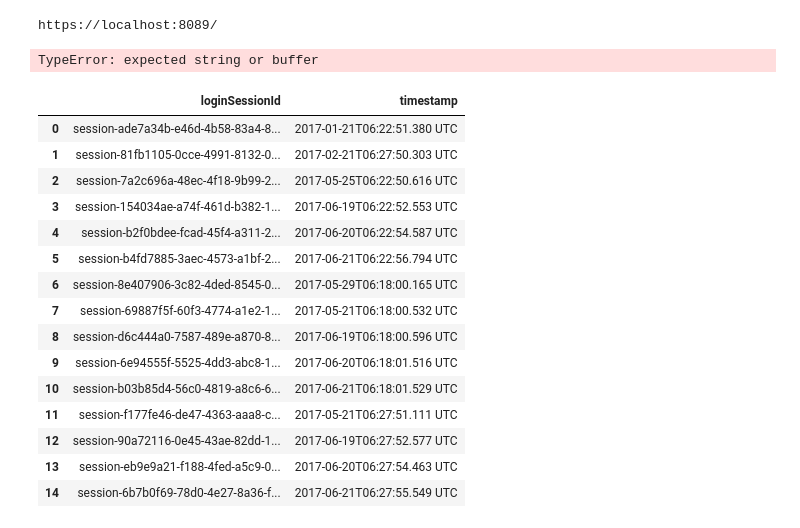
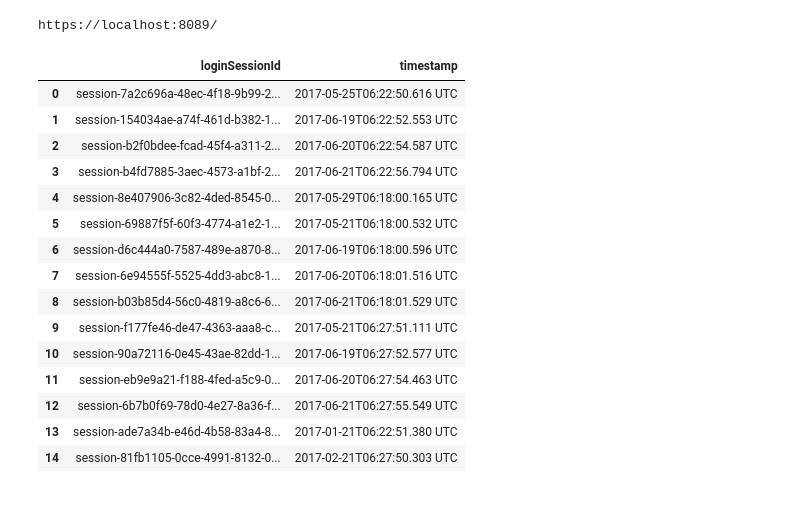
Before and after one commit to austinpoulton/pyscunk, a Jupyter notebook: Test_Scunk.ipynb, the cells around one changed output. Saved outputs shown, nothing was run; the diff lists cells and outputs as text; code cells hidden in the pictures.

```diff
--- a/Test_Scunk.ipynb
+++ b/Test_Scunk.ipynb
@@ -6,32 +6,25 @@ import json
 # %%
 test_query = 'search index=session_summary  | table loginSessionId timestamp'
 splunk_session = connect('admin', 'admin', host='localhost', port=8089, app='search')
 print splunk_session._base_path
-results =  splunk_session.search(test_query, earliest=datetime(2017, 1, 1, 0, 0, 0), latest=datetime(2017,7,18,14,59,59))
+
+results =  splunk_session.search_retry(test_query, earliest=datetime(2017, 1, 1, 0, 0, 0), latest=datetime(2017,7,18,14,59,59))
+results
 # %% [output]
 https://localhost:8089/
+|  | loginSessionId | timestamp |
+| 0 | session-7a2c696a-48ec-4f18-9b99-2... | 2017-05-25T06:22:50.616 UTC |
+| 1 | session-154034ae-a74f-461d-b382-1... | 2017-06-19T06:22:52.553 UTC |
+| 2 | session-b2f0bdee-fcad-45f4-a311-2... | 2017-06-20T06:22:54.587 UTC |
+| 3 | session-b4fd7885-3aec-4573-a1bf-2... | 2017-06-21T06:22:56.794 UTC |
+| 4 | session-8e407906-3c82-4ded-8545-0... | 2017-05-29T06:18:00.165 UTC |
+| 5 | session-69887f5f-60f3-4774-a1e2-1... | 2017-05-21T06:18:00.532 UTC |
+| 6 | session-d6c444a0-7587-489e-a870-8... | 2017-06-19T06:18:00.596 UTC |
+| 7 | session-6e94555f-5525-4dd3-abc8-1... | 2017-06-20T06:18:01.516 UTC |
+| 8 | session-b03b85d4-56c0-4819-a8c6-6... | 2017-06-21T06:18:01.529 UTC |
+| 9 | session-f177fe46-de47-4363-aaa8-c... | 2017-05-21T06:27:51.111 UTC |
+| 10 | session-90a72116-0e45-43ae-82dd-1... | 2017-06-19T06:27:52.577 UTC |
+| 11 | session-eb9e9a21-f188-4fed-a5c9-0... | 2017-06-20T06:27:54.463 UTC |
+| 12 | session-6b7b0f69-78d0-4e27-8a36-f... | 2017-06-21T06:27:55.549 UTC |
+| 13 | session-ade7a34b-e46d-4b58-83a4-8... | 2017-01-21T06:22:51.380 UTC |
+| 14 | session-81fb1105-0cce-4991-8132-0... | 2017-02-21T06:27:50.303 UTC |
-# %%
-
-json_data = json.loads(results)
-df = pd.DataFrame([r for r in json_data['results']])
-# %% [output]
-TypeError: expected string or buffer
-# %%
-results
-# %% [output]
-|  | loginSessionId | timestamp |
-| 0 | session-ade7a34b-e46d-4b58-83a4-8... | 2017-01-21T06:22:51.380 UTC |
-| 1 | session-81fb1105-0cce-4991-8132-0... | 2017-02-21T06:27:50.303 UTC |
-| 2 | session-7a2c696a-48ec-4f18-9b99-2... | 2017-05-25T06:22:50.616 UTC |
-| 3 | session-154034ae-a74f-461d-b382-1... | 2017-06-19T06:22:52.553 UTC |
-| 4 | session-b2f0bdee-fcad-45f4-a311-2... | 2017-06-20T06:22:54.587 UTC |
-| 5 | session-b4fd7885-3aec-4573-a1bf-2... | 2017-06-21T06:22:56.794 UTC |
-| 6 | session-8e407906-3c82-4ded-8545-0... | 2017-05-29T06:18:00.165 UTC |
-| 7 | session-69887f5f-60f3-4774-a1e2-1... | 2017-05-21T06:18:00.532 UTC |
-| 8 | session-d6c444a0-7587-489e-a870-8... | 2017-06-19T06:18:00.596 UTC |
-| 9 | session-6e94555f-5525-4dd3-abc8-1... | 2017-06-20T06:18:01.516 UTC |
-| 10 | session-b03b85d4-56c0-4819-a8c6-6... | 2017-06-21T06:18:01.529 UTC |
-| 11 | session-f177fe46-de47-4363-aaa8-c... | 2017-05-21T06:27:51.111 UTC |
-| 12 | session-90a72116-0e45-43ae-82dd-1... | 2017-06-19T06:27:52.577 UTC |
-| 13 | session-eb9e9a21-f188-4fed-a5c9-0... | 2017-06-20T06:27:54.463 UTC |
-| 14 | session-6b7b0f69-78d0-4e27-8a36-f... | 2017-06-21T06:27:55.549 UTC |
```
Also changed, not shown: parts of 3 cells of this notebook, 1 other file.
